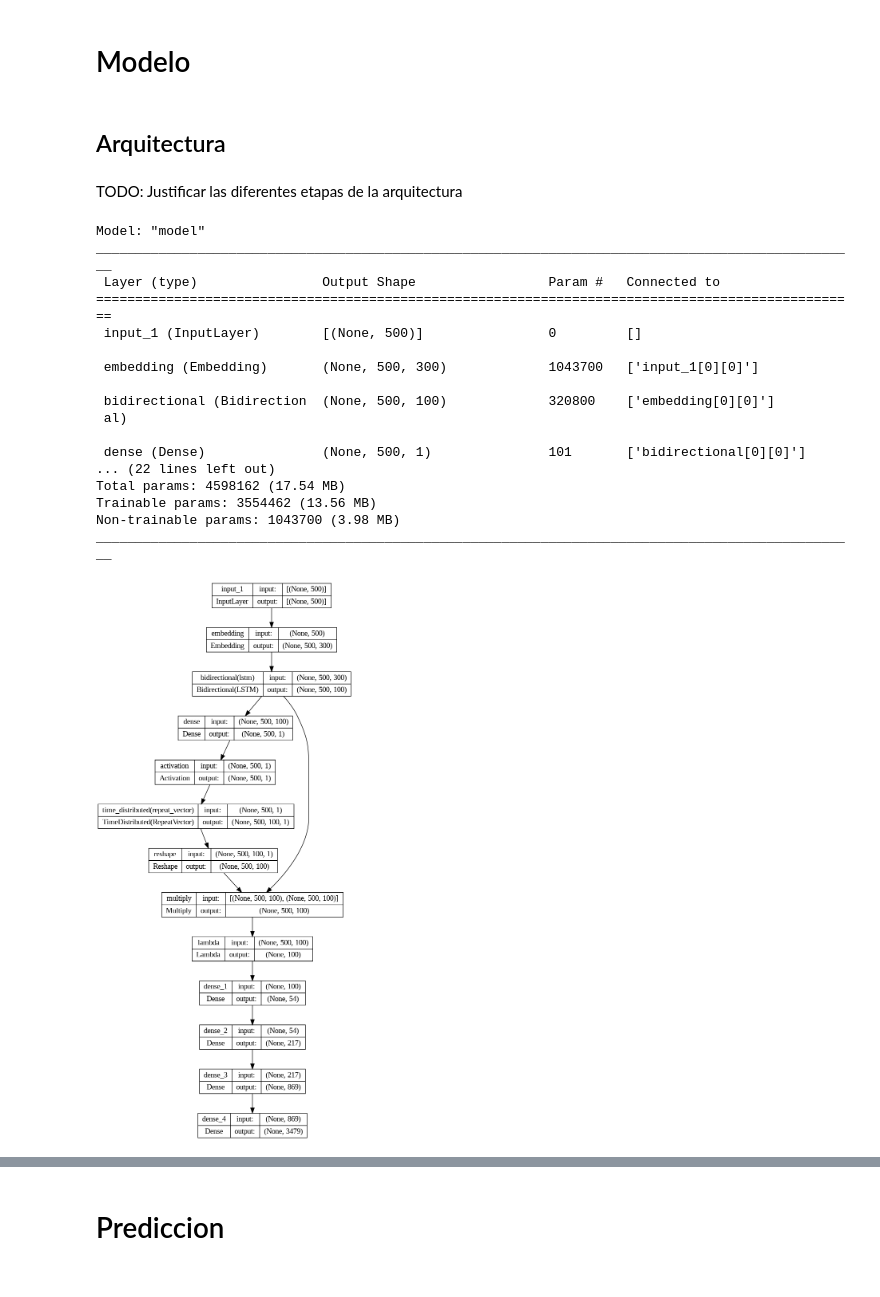
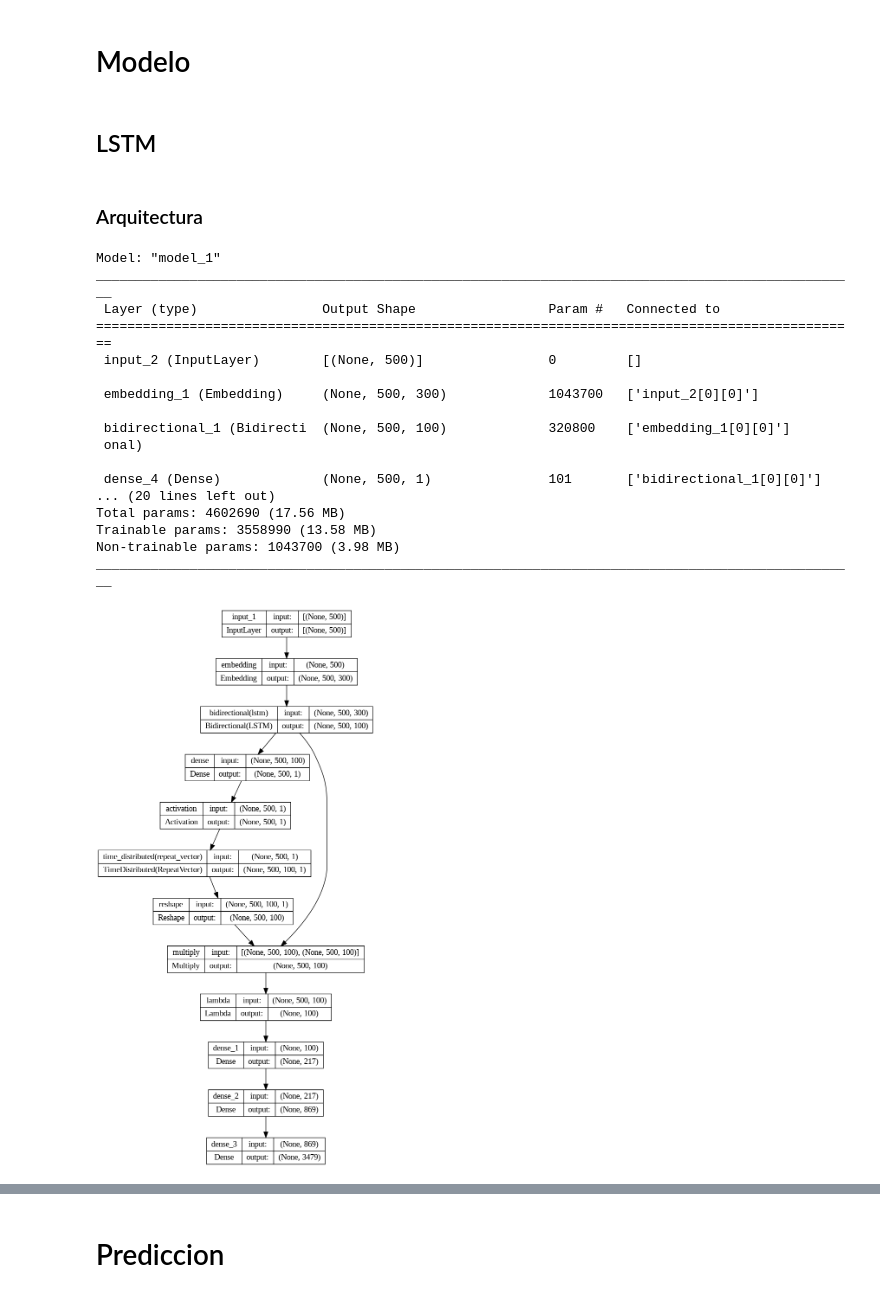
Before and after one commit to FranBasili/RN2-LanguageModel, a Jupyter notebook: LanguageModel.ipynb, the cells around one changed output, grey strips where cells are left out. Cells and saved outputs as stored; diff of their text form; code cells hidden in the pictures.

```diff
--- a/LanguageModel.ipynb
+++ b/LanguageModel.ipynb
@@ -146,3 +139,8 @@ f.close()
+# %%
+embedding_dim=300               # Dato de FastText
+embedding_matrix=np.zeros([vocab_size,embedding_dim])
+
+embedding_matrix = np.load('/content/drive/My Drive/Jekyllembeed.npy')
 # %%
 print("Tamaño vocabulario: ", vocab_size)
 print("Dim matriz de embeddings: ", embedding_matrix.shape)
@@ -151,13 +149,13 @@ Tamaño vocabulario:  3479
 Dim matriz de embeddings:  (3479, 300)
 # %% [markdown]
 # Modelo
+# %% [markdown]
+## LSTM
 # %% [markdown]
-## Arquitectura
+### Arquitectura
 # %%
 def softMaxOverTime(x):
     return tf.keras.activations.softmax(x,axis=1)
-# %% [markdown]
-TODO: Justificar las diferentes etapas de la arquitectura
 # %%
 LSTM_dim=100
 
@@ -178,34 +176,33 @@ repeated_attention=Reshape([max_len,LSTM_dim])(repeated_attention)
 weighted_embeddings=Multiply()([repeated_attention,lstm_out])
 embedding_sum = Lambda(lambda x: tf.keras.backend.sum(x, axis=1))(weighted_embeddings)
 
-dense0=Dense(vocab_size//64, activation='relu')(embedding_sum)
-dense1=Dense(vocab_size//16, activation='relu')(dense0)
-dense2=Dense(vocab_size//4, activation='relu')(dense1)
-dense3=Dense(vocab_size, activation='softmax')(dense2)
+dense0=Dense(vocab_size//16, activation='relu')(embedding_sum)
+dense1=Dense(vocab_size//4, activation='relu')(dense0)
+dense2=Dense(vocab_size, activation='softmax')(dense1)
 
-model=Model(input_layer , dense3)
+model=Model(input_layer , dense2)
 
 model.summary()
 # %% [output]
-Model: "model"
+Model: "model_1"
 __________________________________________________________________________________________________
  Layer (type)                Output Shape                 Param #   Connected to
 ==================================================================================================
- input_1 (InputLayer)        [(None, 500)]                0         []
+ input_2 (InputLayer)        [(None, 500)]                0         []
 
- embedding (Embedding)       (None, 500, 300)             1043700   ['input_1[0][0]']
+ embedding_1 (Embedding)     (None, 500, 300)             1043700   ['input_2[0][0]']
 
- bidirectional (Bidirection  (None, 500, 100)             320800    ['embedding[0][0]']
- al)
+ bidirectional_1 (Bidirecti  (None, 500, 100)             320800    ['embedding_1[0][0]']
+ onal)
 
- dense (Dense)               (None, 500, 1)               101       ['bidirectional[0][0]']
-... (22 lines left out)
-Total params: 4598162 (17.54 MB)
-Trainable params: 3554462 (13.56 MB)
+ dense_4 (Dense)             (None, 500, 1)               101       ['bidirectional_1[0][0]']
+... (20 lines left out)
+Total params: 4602690 (17.56 MB)
+Trainable params: 3558990 (13.58 MB)
 Non-trainable params: 1043700 (3.98 MB)
 __________________________________________________________________________________________________
 # %%
-plot_model(model, "LM.png", show_shapes=True)
+plot_model(model, "LM_LSTM.png", show_shapes=True)
 # %% [output]
-[figure, old version]
+[figure, new version]
 # %%
```
Also changed, not shown: parts of 59 cells of this notebook, 2 other files.
